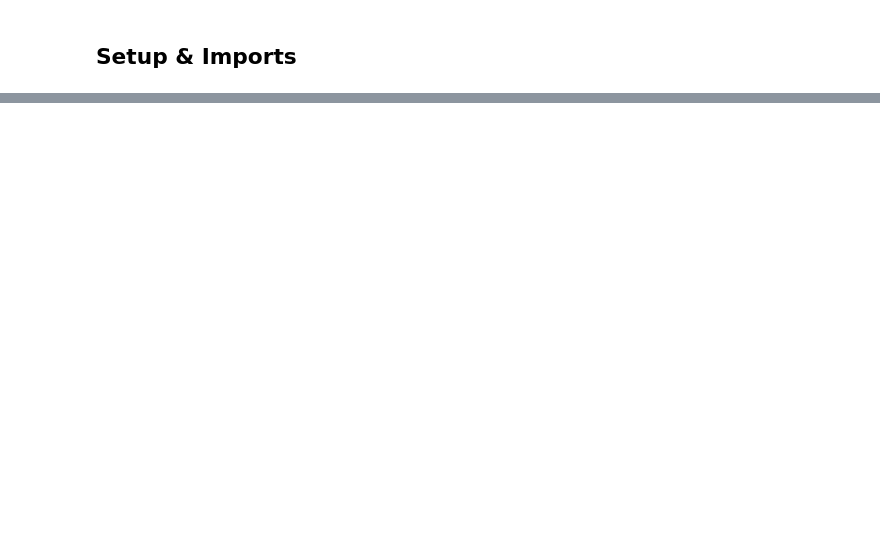
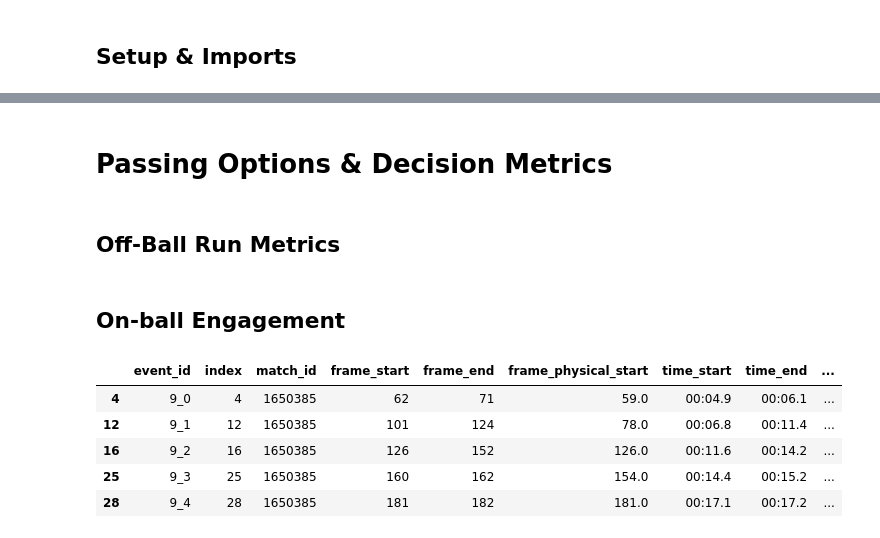
Before and after one commit to vickyfriss/Football-analytics, a Jupyter notebook: 202603 - 3 - Premier League 24-25 player statistics.ipynb, the cells around one changed output, grey strips where cells are left out. Cells and saved outputs as stored; diff of their text form; code cells hidden in the pictures; blank space fills up the shorter version.

```diff
--- a/202603 - 3 - Premier League 24-25 player statistics.ipynb
+++ b/202603 - 3 - Premier League 24-25 player statistics.ipynb
@@ -477,0 +119,2 @@ KeyError: 'obe_total'
+# %% [markdown]
+# Passing Options & Decision Metrics
@@ -477,0 +194,2 @@ KeyError: 'obe_total'
+# %% [markdown]
+## Off-Ball Run Metrics
@@ -477,0 +210,17 @@ KeyError: 'obe_total'
+# %% [markdown]
+## On-ball Engagement
+# %%
+on_ball_engagement = events[events["event_type"] == "on_ball_engagement"].copy()
+
+# Drop columns that are all NaN
+on_ball_engagement = on_ball_engagement.dropna(axis=1, how='all')
+
+pd.set_option('display.max_columns', None)  # ensure all columns are visible
+on_ball_engagement.head()
+# %% [output]
+|  | event_id | index | match_id | frame_start | frame_end | frame_physical_start | time_start | time_end | ... |
+| 4 | 9_0 | 4 | 1650385 | 62 | 71 | 59.0 | 00:04.9 | 00:06.1 | ... |
+| 12 | 9_1 | 12 | 1650385 | 101 | 124 | 78.0 | 00:06.8 | 00:11.4 | ... |
+| 16 | 9_2 | 16 | 1650385 | 126 | 152 | 126.0 | 00:11.6 | 00:14.2 | ... |
+| 25 | 9_3 | 25 | 1650385 | 160 | 162 | 154.0 | 00:14.4 | 00:15.2 | ... |
+| 28 | 9_4 | 28 | 1650385 | 181 | 182 | 181.0 | 00:17.1 | 00:17.2 | ... |
```
Also changed, not shown: parts of 44 cells of this notebook.
